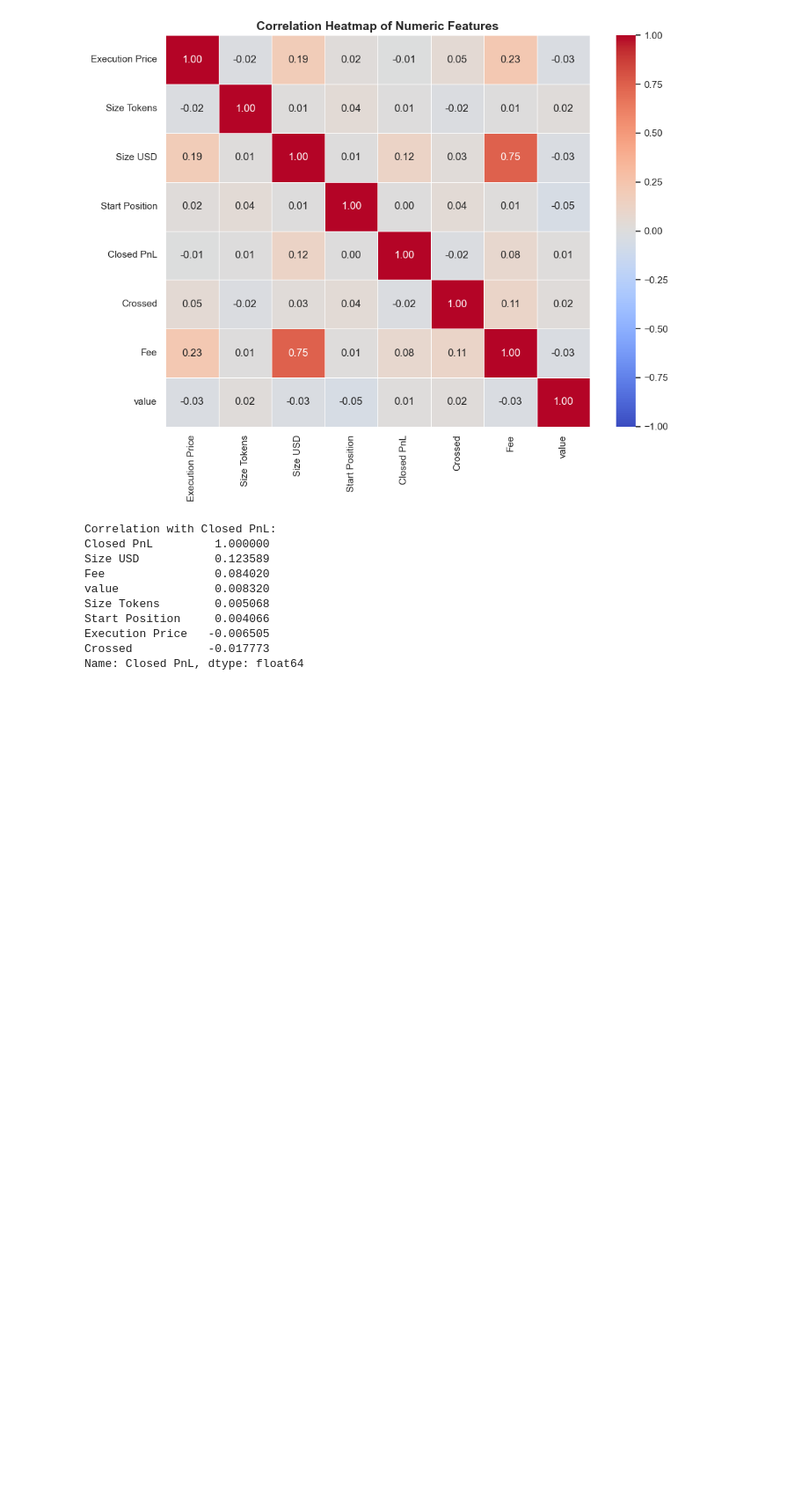
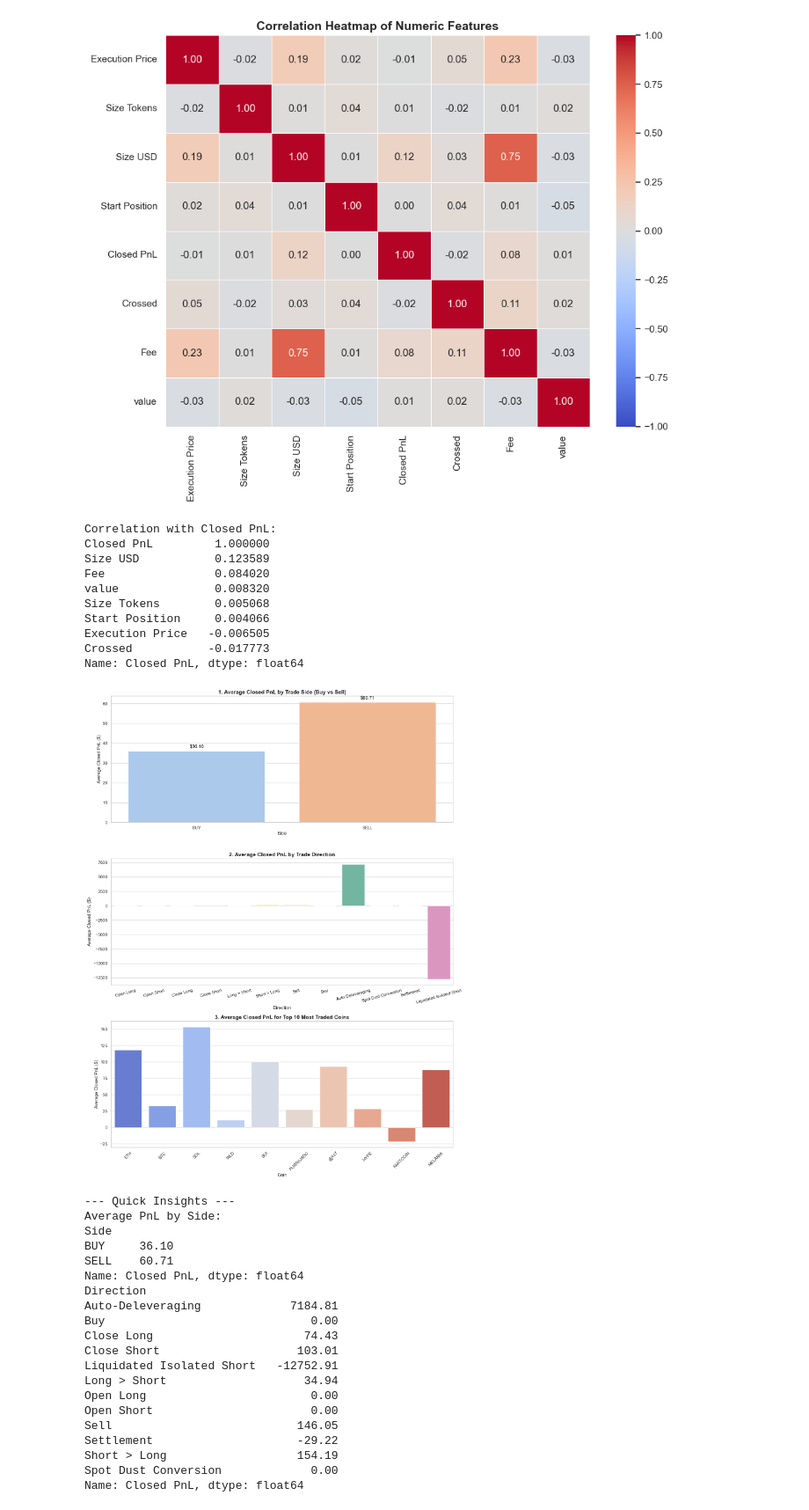
Before and after one commit to AnshulKumar79/Traders_Performance-and-Market_Sentiment, a Jupyter notebook: Trader_Sentiment_Analysis.ipynb, the cells around one changed output. Shown at 88% size. Drawn from its saved outputs; the diff is of its cells as text; code cells hidden in the pictures; blank space fills up the shorter version.

```diff
--- a/Trader_Sentiment_Analysis.ipynb
+++ b/Trader_Sentiment_Analysis.ipynb
@@ -289,3 +289,63 @@ Start Position     0.004066
 Execution Price   -0.006505
 Crossed           -0.017773
 Name: Closed PnL, dtype: float64
+# %%
+#PnL RELATIONSHIP WITH CATEGORICAL FEATURES
+
+
+fig, axes = plt.subplots(3, 1, figsize=(14, 18))
+
+#Side vs Average Closed PnL
+sns.barplot(data=df_merged, x='Side', y='Closed PnL', ax=axes[0], palette='pastel', errorbar=None)
+axes[0].set_title('1. Average Closed PnL by Trade Side (Buy vs Sell)', fontsize=14, fontweight='bold')
+axes[0].set_ylabel('Average Closed PnL ($)')
+for p in axes[0].patches:
+    axes[0].annotate(f'${p.get_height():.2f}', (p.get_x() + p.get_width() / 2., p.get_height()),
+                     ha='center', va='bottom', fontsize=12, color='black', xytext=(0, 5), textcoords='offset points')
+
+
+#Direction vs Average Closed PnL
+sns.barplot(data=df_merged, x='Direction', y='Closed PnL', ax=axes[1], palette='Set2', errorbar=None)
+axes[1].set_title('2. Average Closed PnL by Trade Direction', fontsize=14, fontweight='bold')
+axes[1].set_ylabel('Average Closed PnL ($)')
+axes[1].tick_params(axis='x', rotation=15)
+
+#Most Traded Coins vs Average Closed PnL
+top_coins = df_merged['Coin'].value_counts().nlargest(10).index
+df_top_coins = df_merged[df_merged['Coin'].isin(top_coins)]
+
+sns.barplot(data=df_top_coins, x='Coin', y='Closed PnL', ax=axes[2], palette='coolwarm', errorbar=None)
+axes[2].set_title('3. Average Closed PnL for Top 10 Most Traded Coins', fontsize=14, fontweight='bold')
+axes[2].set_ylabel('Average Closed PnL ($)')
+axes[2].tick_params(axis='x', rotation=45)
+
+plt.tight_layout()
+plt.show()
+
+# Print quick insights
+print("--- Quick Insights ---")
+print("Average PnL by Side:")
+print(df_merged.groupby('Side')['Closed PnL'].mean().round(2))
+print(df_merged.groupby('Direction')['Closed PnL'].mean().round(2))
+# %% [output]
+[figure, added]
+--- Quick Insights ---
+Average PnL by Side:
+Side
+BUY     36.10
+SELL    60.71
+Name: Closed PnL, dtype: float64
+Direction
+Auto-Deleveraging             7184.81
+Buy                              0.00
+Close Long                      74.43
+Close Short                    103.01
+Liquidated Isolated Short   -12752.91
+Long > Short                    34.94
+Open Long                        0.00
+Open Short                       0.00
+Sell                           146.05
+Settlement                     -29.22
+Short > Long                   154.19
+Spot Dust Conversion             0.00
+Name: Closed PnL, dtype: float64
```
Also changed, not shown: parts of 2 cells of this notebook.
